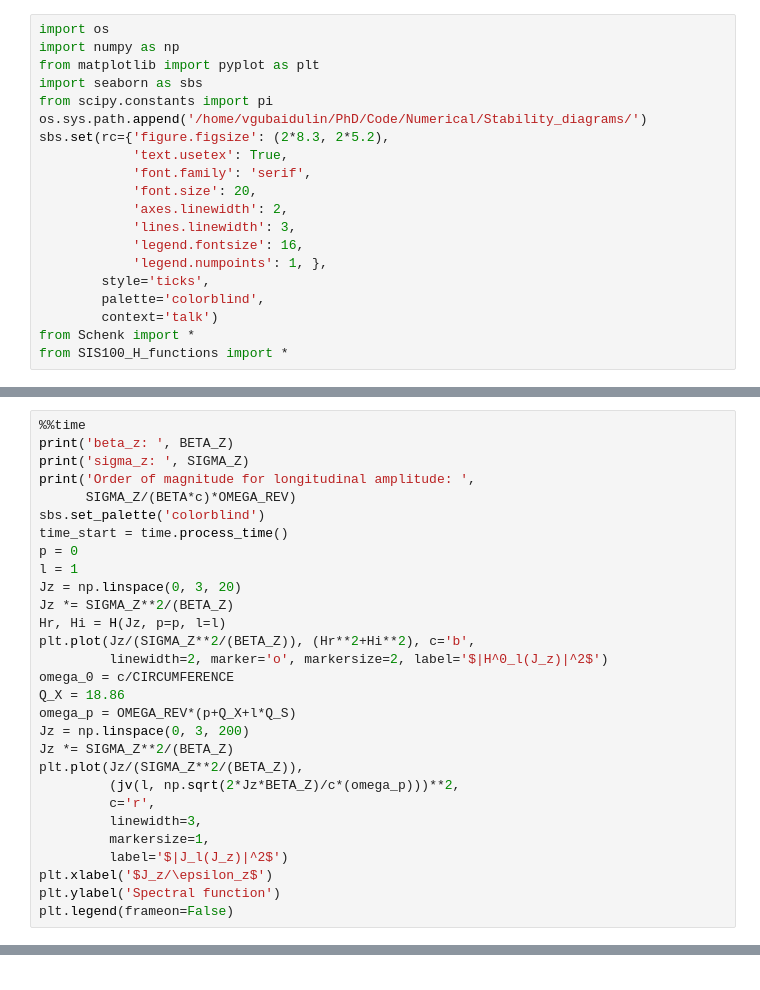
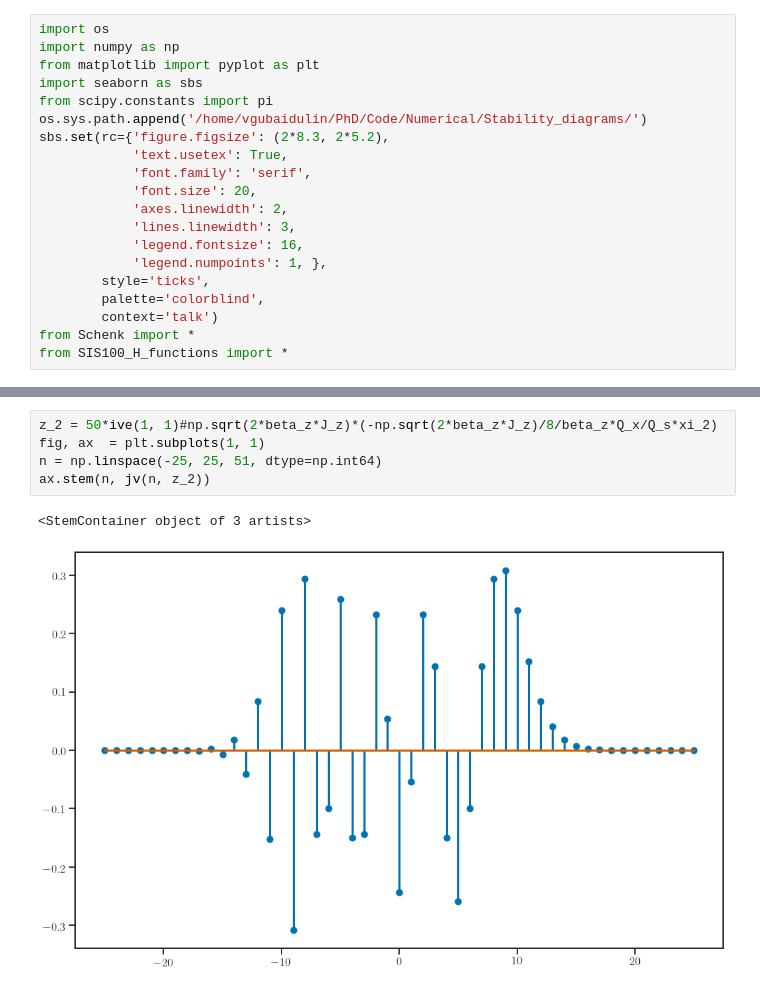
Before and after one commit to gubaidulinvadim/Dispersion-relations, a Jupyter notebook: Notebooks/Beam-mode spectra.ipynb, the cells around one changed output, grey strips where cells are left out. Cells and saved outputs as stored; diff of their text form.

```diff
--- a/Notebooks/Beam-mode spectra.ipynb
+++ b/Notebooks/Beam-mode spectra.ipynb
@@ -81,29 +110,0 @@ plt.show()
-# %%
-%%time
-print('beta_z: ', BETA_Z)
-print('sigma_z: ', SIGMA_Z)
-print('Order of magnitude for longitudinal amplitude: ',
-      SIGMA_Z/(BETA*c)*OMEGA_REV)
-sbs.set_palette('colorblind')
-time_start = time.process_time()
-p = 0
-l = 1
-Jz = np.linspace(0, 3, 20)
-Jz *= SIGMA_Z**2/(BETA_Z)
-Hr, Hi = H(Jz, p=p, l=l)
-plt.plot(Jz/(SIGMA_Z**2/(BETA_Z)), (Hr**2+Hi**2), c='b',
-         linewidth=2, marker='o', markersize=2, label='$|H^0_l(J_z)|^2$')
-omega_0 = c/CIRCUMFERENCE
-Q_X = 18.86
-omega_p = OMEGA_REV*(p+Q_X+l*Q_S)
-Jz = np.linspace(0, 3, 200)
-Jz *= SIGMA_Z**2/(BETA_Z)
-plt.plot(Jz/(SIGMA_Z**2/(BETA_Z)),
-         (jv(l, np.sqrt(2*Jz*BETA_Z)/c*(omega_p)))**2,
-         c='r',
-         linewidth=3,
-         markersize=1,
-         label='$|J_l(J_z)|^2$')
-plt.xlabel('$J_z/\epsilon_z$')
-plt.ylabel('Spectral function')
-plt.legend(frameon=False)
@@ -121,0 +218,8 @@ Wall time: 1h 49min 45s
+# %%
+z_2 = 50*ive(1, 1)#np.sqrt(2*beta_z*J_z)*(-np.sqrt(2*beta_z*J_z)/8/beta_z*Q_x/Q_s*xi_2)
+fig, ax  = plt.subplots(1, 1)
+n = np.linspace(-25, 25, 51, dtype=np.int64)
+ax.stem(n, jv(n, z_2))
+# %% [output]
+<StemContainer object of 3 artists>
+[figure, added]
```
Also changed, not shown: parts of 18 cells of this notebook.
